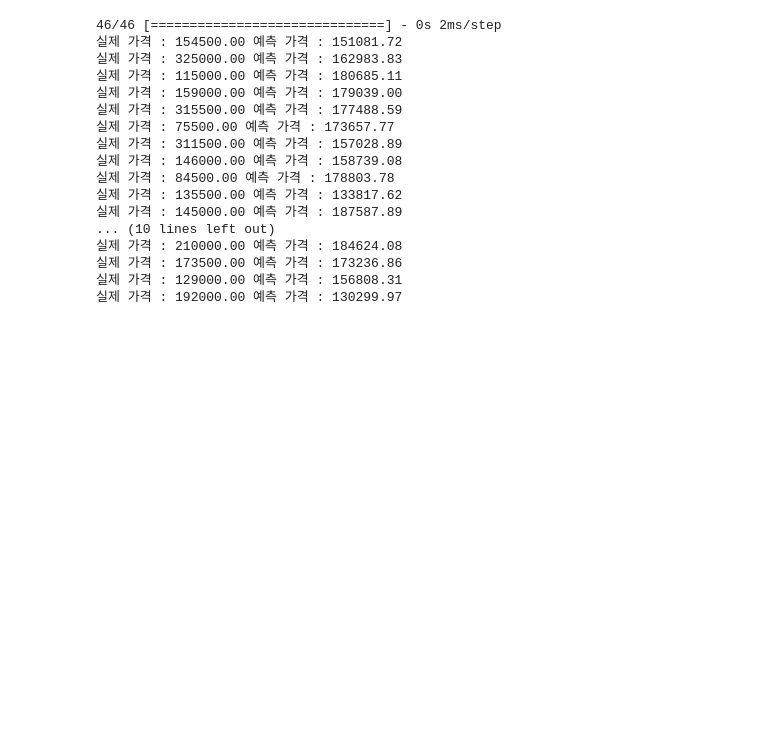
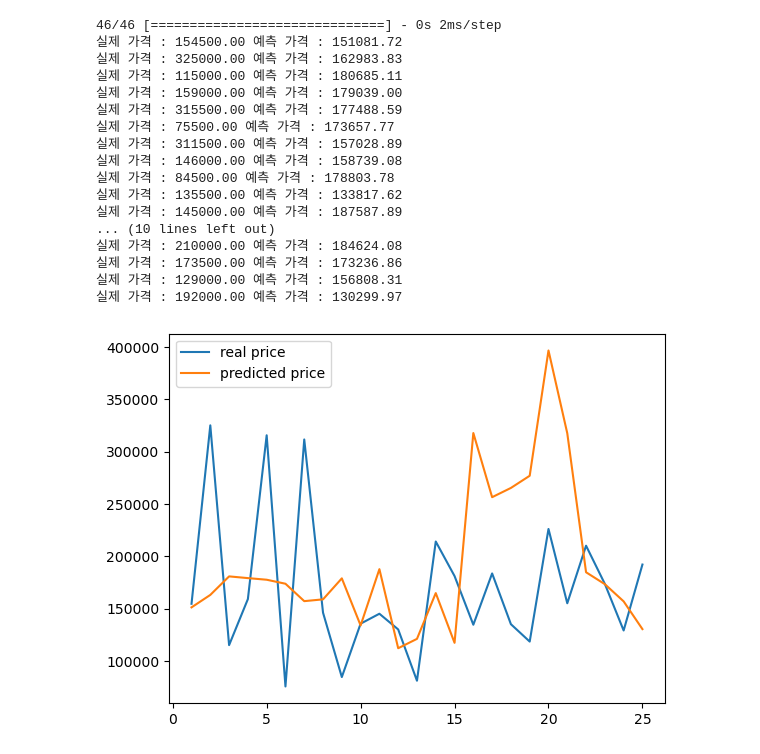
Before and after one commit to jakekwon1/MachineLearning, a Jupyter notebook: MachineLearning-5_1.ipynb, the cells around one changed output. Saved outputs shown, nothing was run; the diff lists cells and outputs as text; code cells hidden in the pictures; blank space fills up the shorter version.

```diff
--- a/MachineLearning-5.ipynb
+++ b/MachineLearning-5_1.ipynb
@@ -256,3 +256,11 @@ for i in range(25):
 실제 가격 : 173500.00 예측 가격 : 173236.86
 실제 가격 : 129000.00 예측 가격 : 156808.31
 실제 가격 : 192000.00 예측 가격 : 130299.97
+# %%
+plt.plot(X_num, real_price, label='real price')
+plt.plot(X_num, pred_price, label='predicted price')
+plt.legend()
+
+plt.show()
+# %% [output]
+[figure, added]
```
Also changed, not shown: 2 other files.
